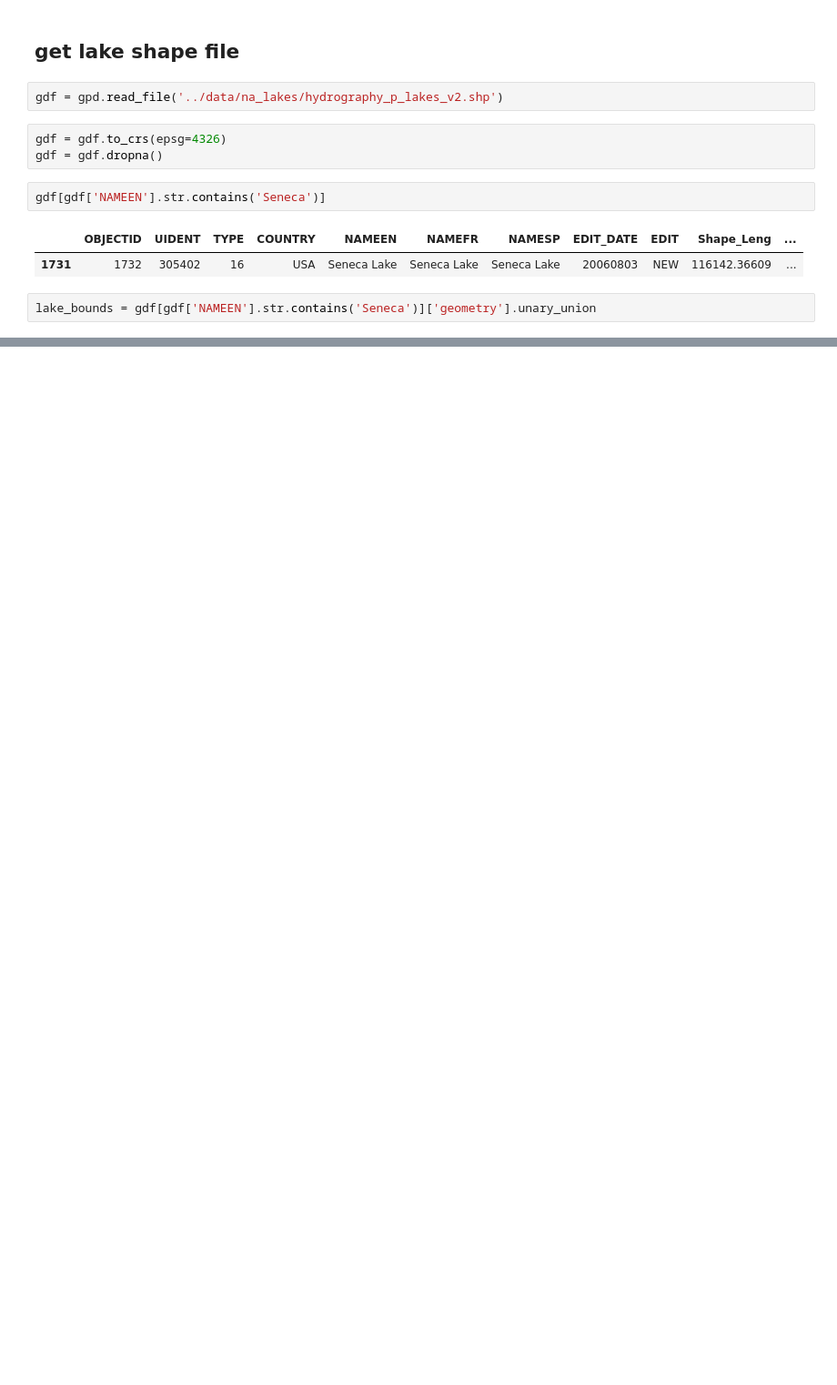
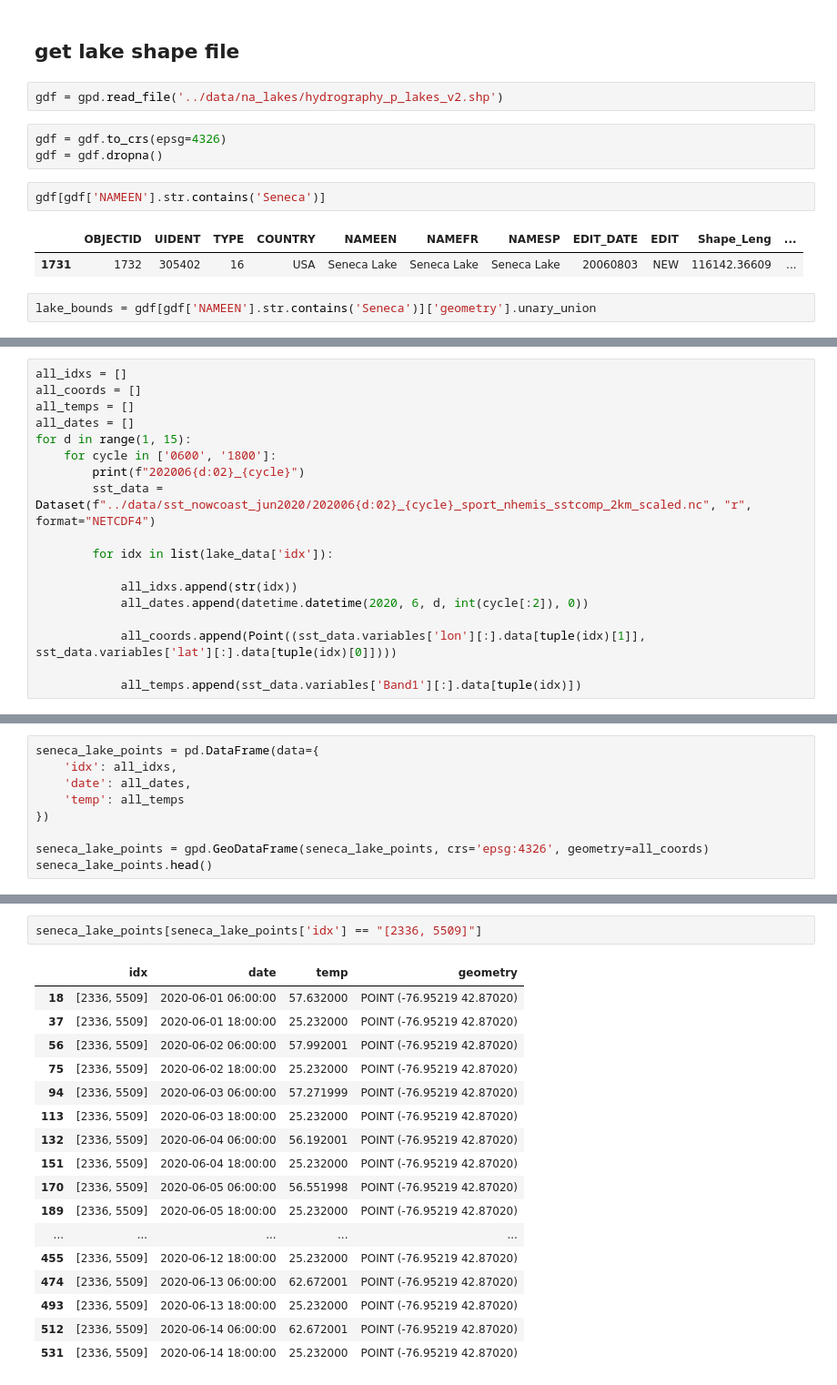
Before and after one commit to seangtkelley/hrrr-clm-lake-model-analysis, a Jupyter notebook: notebooks/sst-exploration.ipynb, the cells around one changed output, grey strips where cells are left out. Shown: that part at 91% size. Drawn from its saved outputs; the diff is of its cells as text; blank space fills up the shorter version.

```diff
--- a/notebooks/sst-exploration.ipynb
+++ b/notebooks/sst-exploration.ipynb
@@ -200,3 +215,21 @@ Loading BokehJS ...
 [interactive output not drawn]
 [interactive output not drawn]
 [interactive output not drawn]
+# %%
+all_idxs = []
+all_coords = []
+all_temps = []
+all_dates = []
+for d in range(1, 15):
+    for cycle in ['0600', '1800']:
+        print(f"202006{d:02}_{cycle}")
+        sst_data = Dataset(f"../data/sst_nowcoast_jun2020/202006{d:02}_{cycle}_sport_nhemis_sstcomp_2km_scaled.nc", "r", format="NETCDF4")
+
+        for idx in list(lake_data['idx']):
+
+            all_idxs.append(str(idx))
+            all_dates.append(datetime.datetime(2020, 6, d, int(cycle[:2]), 0))
+
+            all_coords.append(Point((sst_data.variables['lon'][:].data[tuple(idx)[1]], sst_data.variables['lat'][:].data[tuple(idx)[0]])))
+
+            all_temps.append(sst_data.variables['Band1'][:].data[tuple(idx)])
@@ -202,0 +254,9 @@ Loading BokehJS ...
+# %%
+seneca_lake_points = pd.DataFrame(data={
+    'idx': all_idxs,
+    'date': all_dates,
+    'temp': all_temps
+})
+
+seneca_lake_points = gpd.GeoDataFrame(seneca_lake_points, crs='epsg:4326', geometry=all_coords)
+seneca_lake_points.head()
@@ -202,0 +280,20 @@ Loading BokehJS ...
+# %%
+seneca_lake_points[seneca_lake_points['idx'] == "[2336, 5509]"]
+# %% [output]
+|  | idx | date | temp | geometry |
+| 18 | [2336, 5509] | 2020-06-01 06:00:00 | 57.632000 | POINT (-76.95219 42.87020) |
+| 37 | [2336, 5509] | 2020-06-01 18:00:00 | 25.232000 | POINT (-76.95219 42.87020) |
+| 56 | [2336, 5509] | 2020-06-02 06:00:00 | 57.992001 | POINT (-76.95219 42.87020) |
+| 75 | [2336, 5509] | 2020-06-02 18:00:00 | 25.232000 | POINT (-76.95219 42.87020) |
+| 94 | [2336, 5509] | 2020-06-03 06:00:00 | 57.271999 | POINT (-76.95219 42.87020) |
+| 113 | [2336, 5509] | 2020-06-03 18:00:00 | 25.232000 | POINT (-76.95219 42.87020) |
+| 132 | [2336, 5509] | 2020-06-04 06:00:00 | 56.192001 | POINT (-76.95219 42.87020) |
+| 151 | [2336, 5509] | 2020-06-04 18:00:00 | 25.232000 | POINT (-76.95219 42.87020) |
+| 170 | [2336, 5509] | 2020-06-05 06:00:00 | 56.551998 | POINT (-76.95219 42.87020) |
+| 189 | [2336, 5509] | 2020-06-05 18:00:00 | 25.232000 | POINT (-76.95219 42.87020) |
+| ... | ... | ... | ... | ... |
+| 455 | [2336, 5509] | 2020-06-12 18:00:00 | 25.232000 | POINT (-76.95219 42.87020) |
+| 474 | [2336, 5509] | 2020-06-13 06:00:00 | 62.672001 | POINT (-76.95219 42.87020) |
+| 493 | [2336, 5509] | 2020-06-13 18:00:00 | 25.232000 | POINT (-76.95219 42.87020) |
+| 512 | [2336, 5509] | 2020-06-14 06:00:00 | 62.672001 | POINT (-76.95219 42.87020) |
+| 531 | [2336, 5509] | 2020-06-14 18:00:00 | 25.232000 | POINT (-76.95219 42.87020) |
```
Also changed, not shown: parts of 23 cells of this notebook.
